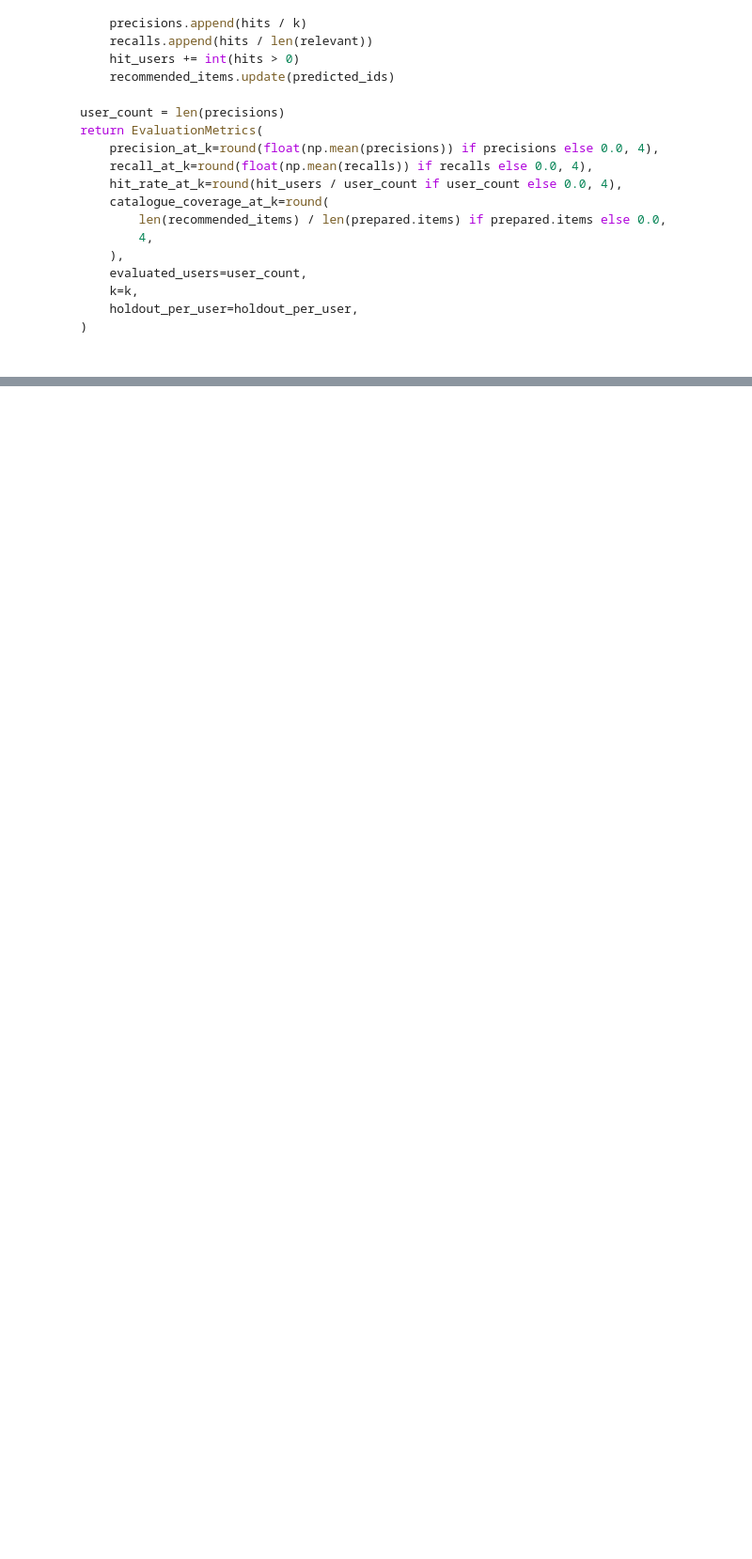
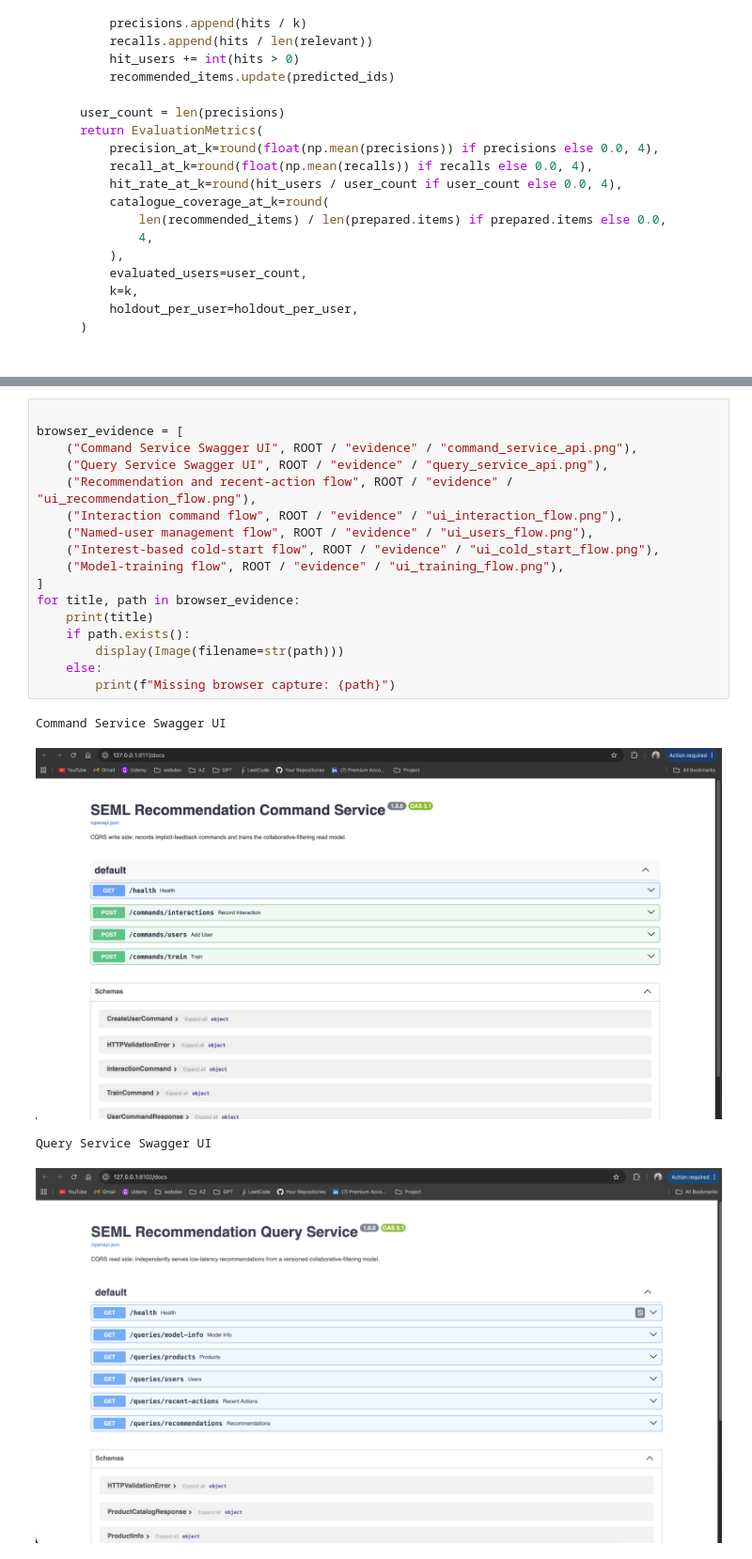
Before and after one commit to sumanthtps/seml-ecommerce-reco, a Jupyter notebook: final_submission/G049.ipynb, the cells around one changed output, grey strips where cells are left out. Shown at 94% size. Saved outputs shown, nothing was run; the diff lists cells and outputs as text; blank space fills up the shorter version.

```diff
--- a/final_submission/G049.ipynb
+++ b/final_submission/G049.ipynb
@@ -790,0 +1117,22 @@ justification, screenshots, limitations, and references.
+# %%
+
+browser_evidence = [
+    ("Command Service Swagger UI", ROOT / "evidence" / "command_service_api.png"),
+    ("Query Service Swagger UI", ROOT / "evidence" / "query_service_api.png"),
+    ("Recommendation and recent-action flow", ROOT / "evidence" / "ui_recommendation_flow.png"),
+    ("Interaction command flow", ROOT / "evidence" / "ui_interaction_flow.png"),
+    ("Named-user management flow", ROOT / "evidence" / "ui_users_flow.png"),
+    ("Interest-based cold-start flow", ROOT / "evidence" / "ui_cold_start_flow.png"),
+    ("Model-training flow", ROOT / "evidence" / "ui_training_flow.png"),
+]
+for title, path in browser_evidence:
+    print(title)
+    if path.exists():
+        display(Image(filename=str(path)))
+    else:
+        print(f"Missing browser capture: {path}")
+# %% [output]
+Command Service Swagger UI
+[figure, added]
+Query Service Swagger UI
+[figure, added]
```
Also changed, not shown: parts of 18 cells of this notebook, 18 other files.
